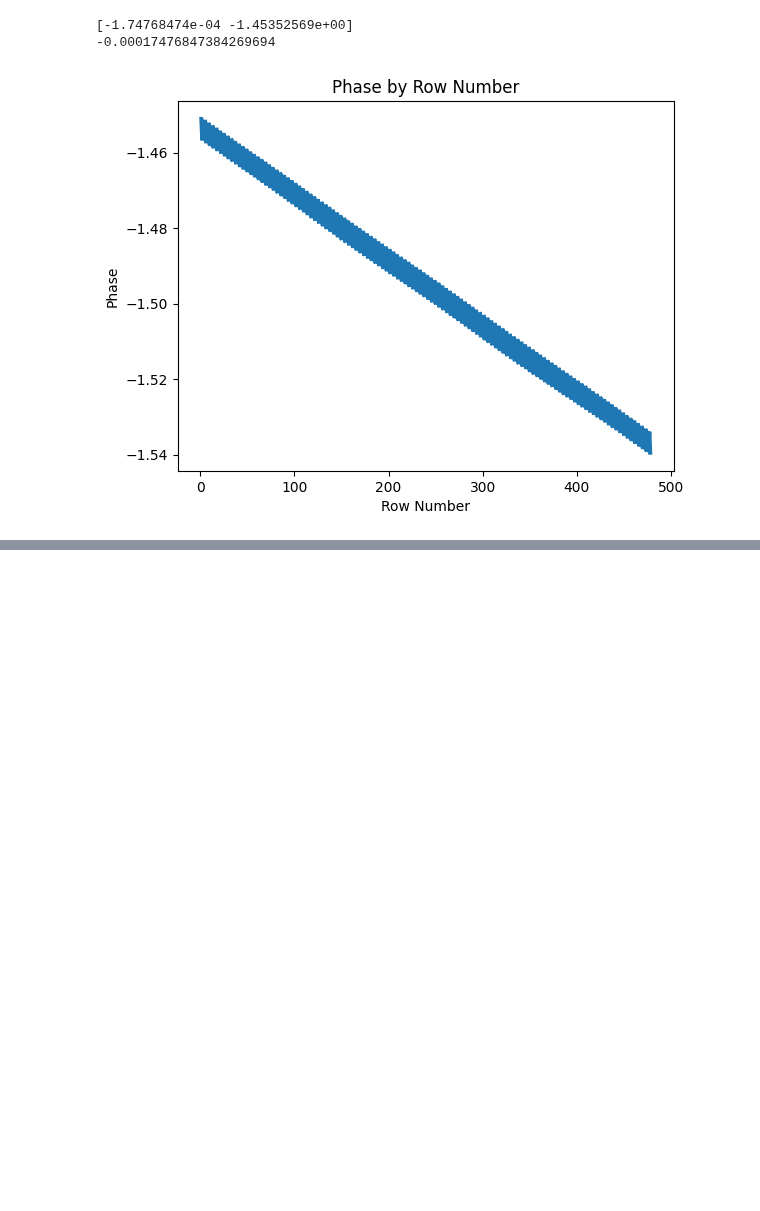
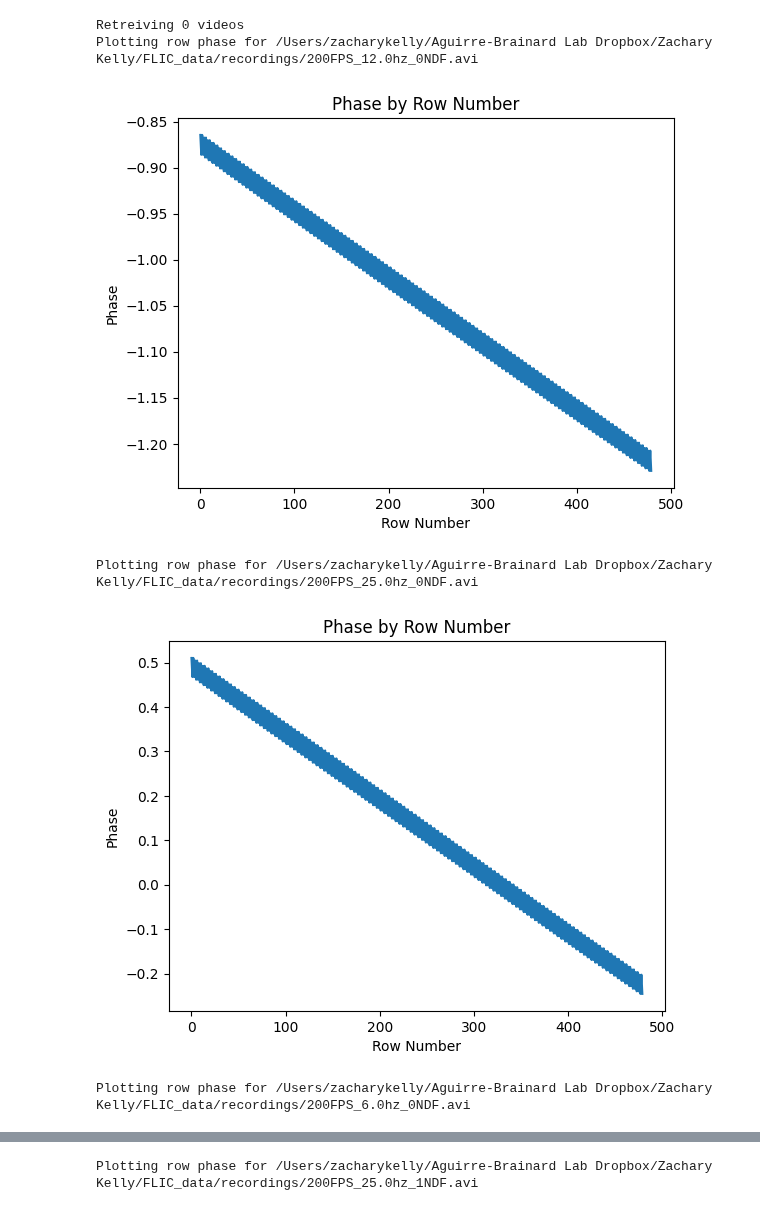
Before and after one commit to gkaguirrelab/combiExperiments, a Jupyter notebook: code/lightLogger/camera/playground.ipynb, the cells around one changed output, grey strips where cells are left out. Saved outputs shown, nothing was run; the diff lists cells and outputs as text; code cells hidden in the pictures; blank space fills up the shorter version.

Commit message:
row phase plot for exposure time

```diff
--- a/code/lightLogger/camera/playground.ipynb
+++ b/code/lightLogger/camera/playground.ipynb
@@ -19,34 +25,50 @@ Camera_util.generate_TTF(recordings_dir, experiment_filename, light_levels)
 # %%
 importlib.reload(Camera_util)
 recordings_dir = '/Users/zacharykelly/Aguirre-Brainard Lab Dropbox/Zachary Kelly/FLIC_data/recordings'
 light_levels = [str(i) for i in range(4)]
 
+x = []
+y = []
+yerr = []
+
+
+# use numpy .unwrap on the phase vector in the phase by row plot with period of pi
+
 for light_level in light_levels:
     frequencies_to_test = {6, 12, 25}
     microseconds_per_row_list = []
 
-    videos = [(os.path.join(recordings_dir, file), parse_video(os.path.join(recordings_dir, file))) for file in os.listdir(recordings_dir) if f"{light_level}NDF" in file]
+    print(f"Retreiving {light_level} videos")
+    videos = [(os.path.join(recordings_dir, file), parse_video(os.path.join(recordings_dir, file))) for file in os.listdir(recordings_dir) if f"{light_level}NDF" in file and float(file.split('_')[1][:-2]) in frequencies_to_test]
+
 
     for (path, video) in videos:
+        print(f'Plotting row phase for {path}')
         f = Camera_util.parse_recording_filename(os.path.split(path)[1])['frequency']
 
         if(f not in frequencies_to_test): continue
 
         slope = Camera_util.generate_row_phase_plot(video, f)
         secs_per_row = slope/(2*np.pi*f)
-        microseconds_per_row_list.append(secs_per_row*1000000)
+        microseconds_per_row_list.append(abs(secs_per_row*1000000))
 
     microseconds_per_row_list = np.array(microseconds_per_row_list)
 
-    exposure_time = 0 if light_level == '0' else 1
+    exposure_time = 1 if light_level == '0' else 2
     mean_microseconds_per_row = np.mean(microseconds_per_row_list)
     std_microseconds_per_row = np.std(microseconds_per_row_list)
 
-    plt.plot(exposure_time, mean_microseconds_per_row)
-    plt.title('Mean Microseconds per Row by Exposure')
-    plt.xlabel('Exposure Time')
-    plt.ylabel('Mean Microseconds per Row')
+    print(f"Exposure Time: {exposure_time}")
+    print(f"Mean Microseconds: {mean_microseconds_per_row}")
+    print(f"Std microseconds per row: {std_microseconds_per_row}")
+
+    x.append(exposure_time)
+    y.append(mean_microseconds_per_row)
+    yerr.append(std_microseconds_per_row)
 # %% [output]
-[-1.74768474e-04 -1.45352569e+00]
--0.00017476847384269694
+Retreiving 0 videos
+Plotting row phase for /Users/zacharykelly/Aguirre-Brainard Lab Dropbox/Zachary Kelly/FLIC_data/recordings/200FPS_12.0hz_0NDF.avi
-[figure, old version]
+[figure, new version]
+Plotting row phase for /Users/zacharykelly/Aguirre-Brainard Lab Dropbox/Zachary Kelly/FLIC_data/recordings/200FPS_25.0hz_0NDF.avi
+[figure, added]
+Plotting row phase for /Users/zacharykelly/Aguirre-Brainard Lab Dropbox/Zachary Kelly/FLIC_data/recordings/200FPS_6.0hz_0NDF.avi
@@ -52,0 +82 @@ for light_level in light_levels:
+Plotting row phase for /Users/zacharykelly/Aguirre-Brainard Lab Dropbox/Zachary Kelly/FLIC_data/recordings/200FPS_25.0hz_1NDF.avi
```
Also changed, not shown: parts of 3 cells of this notebook, 1 other file.
